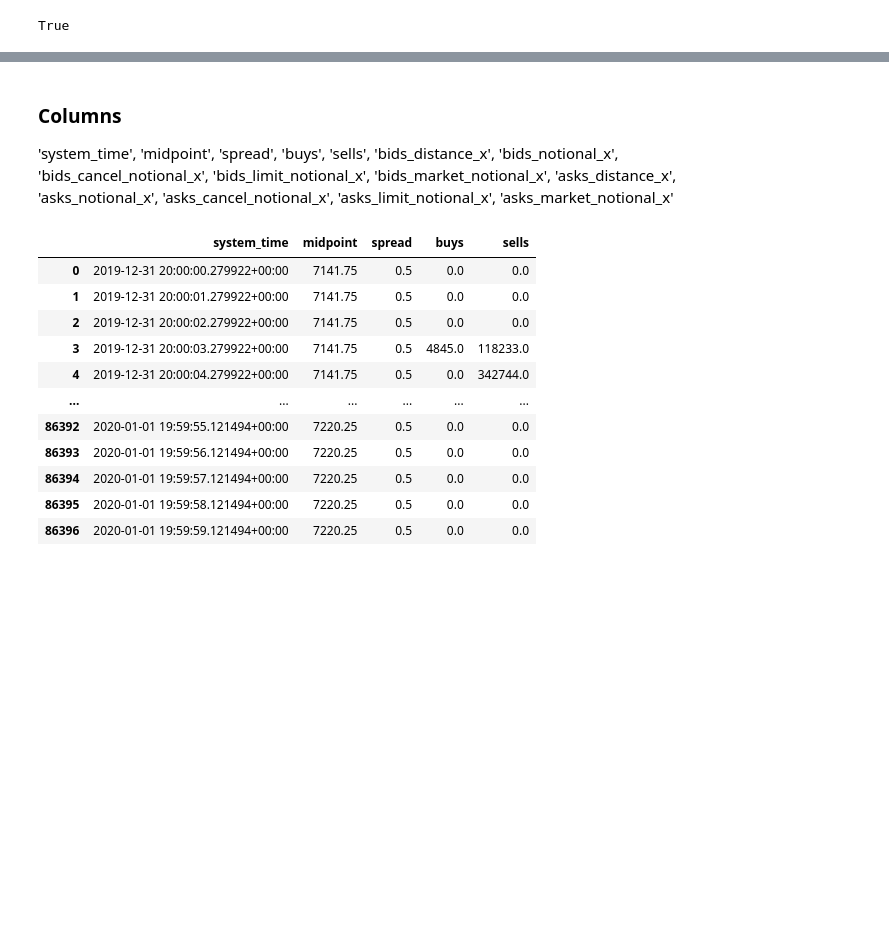
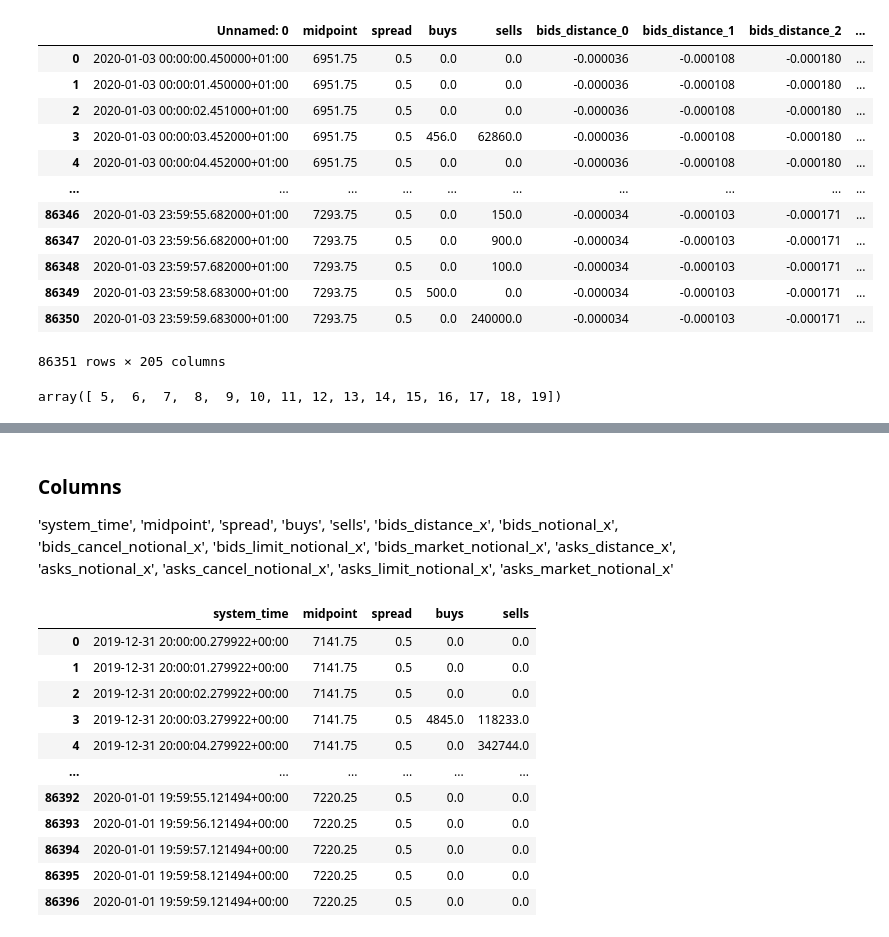
Before and after one commit to reiamt/thesis_rl, a Jupyter notebook: data_recorder/database/data_exports/test_dataview.ipynb, the cells around one changed output, grey strips where cells are left out. Saved outputs shown, nothing was run; the diff lists cells and outputs as text; code cells hidden in the pictures; blank space fills up the shorter version.

```diff
--- a/data_recorder/database/data_exports/test_dataview.ipynb
+++ b/data_recorder/database/data_exports/test_dataview.ipynb
@@ -38,4 +0,0 @@ lob_df = merge_files(sample_path, dt(2020,1,1), dt(2020,1,2))
-# %%
-type(dt(2020,1,1)) == dt
-# %% [output]
-True
@@ -41,0 +24,21 @@ True
+# %%
+testing = pd.read_csv('XBTUSD_2020-01-03.csv.xz')
+testing = testing.rename(columns={"Unnamed: 0": "system_time"})
+testing_red = testing[red_cols]
+testing_red.to_csv('XBTUSD_2020-01-03_red.csv.xz', index=False, compression='xz')
+# %%
+testing
+# %% [output]
+|  | Unnamed: 0 | midpoint | spread | buys | sells | bids_distance_0 | bids_distance_1 | bids_distance_2 | ... |
+| 0 | 2020-01-03 00:00:00.450000+01:00 | 6951.75 | 0.5 | 0.0 | 0.0 | -0.000036 | -0.000108 | -0.000180 | ... |
+| 1 | 2020-01-03 00:00:01.450000+01:00 | 6951.75 | 0.5 | 0.0 | 0.0 | -0.000036 | -0.000108 | -0.000180 | ... |
+| 2 | 2020-01-03 00:00:02.451000+01:00 | 6951.75 | 0.5 | 0.0 | 0.0 | -0.000036 | -0.000108 | -0.000180 | ... |
+| 3 | 2020-01-03 00:00:03.452000+01:00 | 6951.75 | 0.5 | 456.0 | 62860.0 | -0.000036 | -0.000108 | -0.000180 | ... |
+| 4 | 2020-01-03 00:00:04.452000+01:00 | 6951.75 | 0.5 | 0.0 | 0.0 | -0.000036 | -0.000108 | -0.000180 | ... |
+| ... | ... | ... | ... | ... | ... | ... | ... | ... | ... |
+| 86346 | 2020-01-03 23:59:55.682000+01:00 | 7293.75 | 0.5 | 0.0 | 150.0 | -0.000034 | -0.000103 | -0.000171 | ... |
+| 86347 | 2020-01-03 23:59:56.682000+01:00 | 7293.75 | 0.5 | 0.0 | 900.0 | -0.000034 | -0.000103 | -0.000171 | ... |
+| 86348 | 2020-01-03 23:59:57.682000+01:00 | 7293.75 | 0.5 | 0.0 | 100.0 | -0.000034 | -0.000103 | -0.000171 | ... |
+| 86349 | 2020-01-03 23:59:58.683000+01:00 | 7293.75 | 0.5 | 500.0 | 0.0 | -0.000034 | -0.000103 | -0.000171 | ... |
+| 86350 | 2020-01-03 23:59:59.683000+01:00 | 7293.75 | 0.5 | 0.0 | 240000.0 | -0.000034 | -0.000103 | -0.000171 | ... |
+86351 rows × 205 columns
@@ -41,0 +47,5 @@ True
+# %%
+import numpy as np
+np.arange(5,20)
+# %% [output]
+array([ 5,  6,  7,  8,  9, 10, 11, 12, 13, 14, 15, 16, 17, 18, 19])
```
Also changed, not shown: parts of 7 cells of this notebook, 8 other files.
